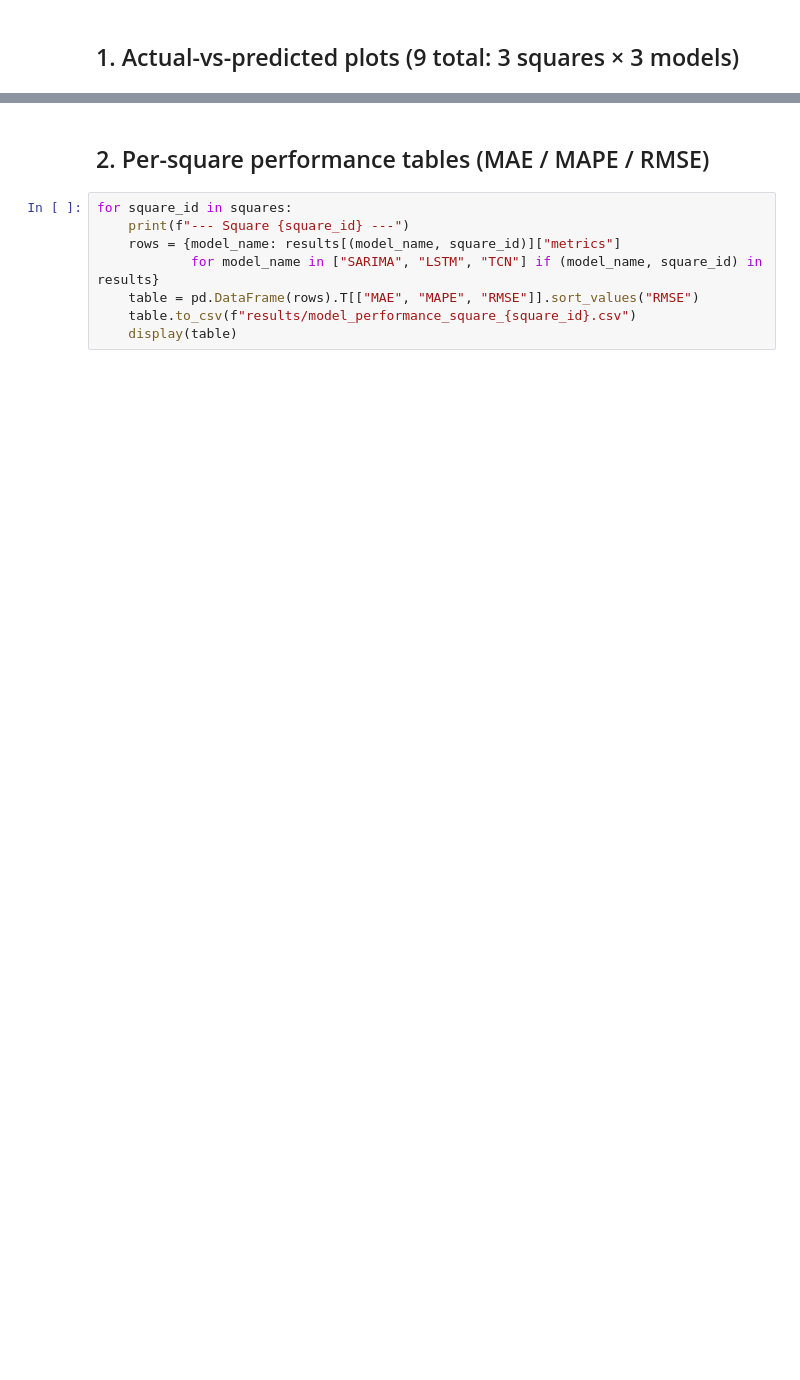
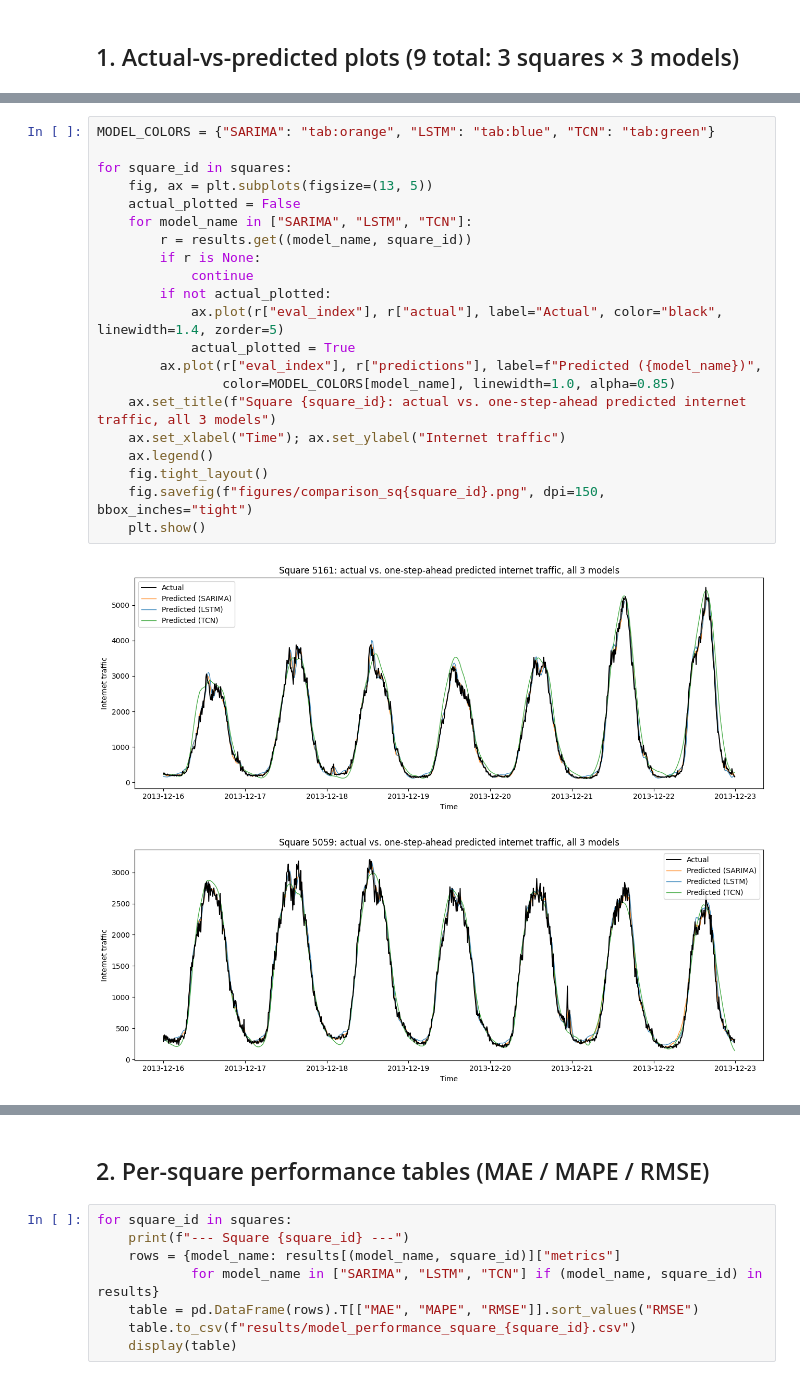
Before and after one commit to Manzi453/Formative1_Techinique1, a Jupyter notebook: notebooks/04_model_comparison.ipynb, the cells around one changed output, grey strips where cells are left out. Drawn from its saved outputs; the diff is of its cells as text; blank space fills up the shorter version.

```diff
--- a/notebooks/04_model_comparison.ipynb
+++ b/notebooks/04_model_comparison.ipynb
@@ -78,0 +99,24 @@ for square_id in squares:
+# %%
+MODEL_COLORS = {"SARIMA": "tab:orange", "LSTM": "tab:blue", "TCN": "tab:green"}
+
+for square_id in squares:
+    fig, ax = plt.subplots(figsize=(13, 5))
+    actual_plotted = False
+    for model_name in ["SARIMA", "LSTM", "TCN"]:
+        r = results.get((model_name, square_id))
+        if r is None:
+            continue
+        if not actual_plotted:
+            ax.plot(r["eval_index"], r["actual"], label="Actual", color="black", linewidth=1.4, zorder=5)
+            actual_plotted = True
+        ax.plot(r["eval_index"], r["predictions"], label=f"Predicted ({model_name})",
+                color=MODEL_COLORS[model_name], linewidth=1.0, alpha=0.85)
+    ax.set_title(f"Square {square_id}: actual vs. one-step-ahead predicted internet traffic, all 3 models")
+    ax.set_xlabel("Time"); ax.set_ylabel("Internet traffic")
+    ax.legend()
+    fig.tight_layout()
+    fig.savefig(f"figures/comparison_sq{square_id}.png", dpi=150, bbox_inches="tight")
+    plt.show()
+# %% [output]
+[figure, added]
+[figure, added]
```
Also changed, not shown: parts of 7 cells of this notebook, 21 other files.
